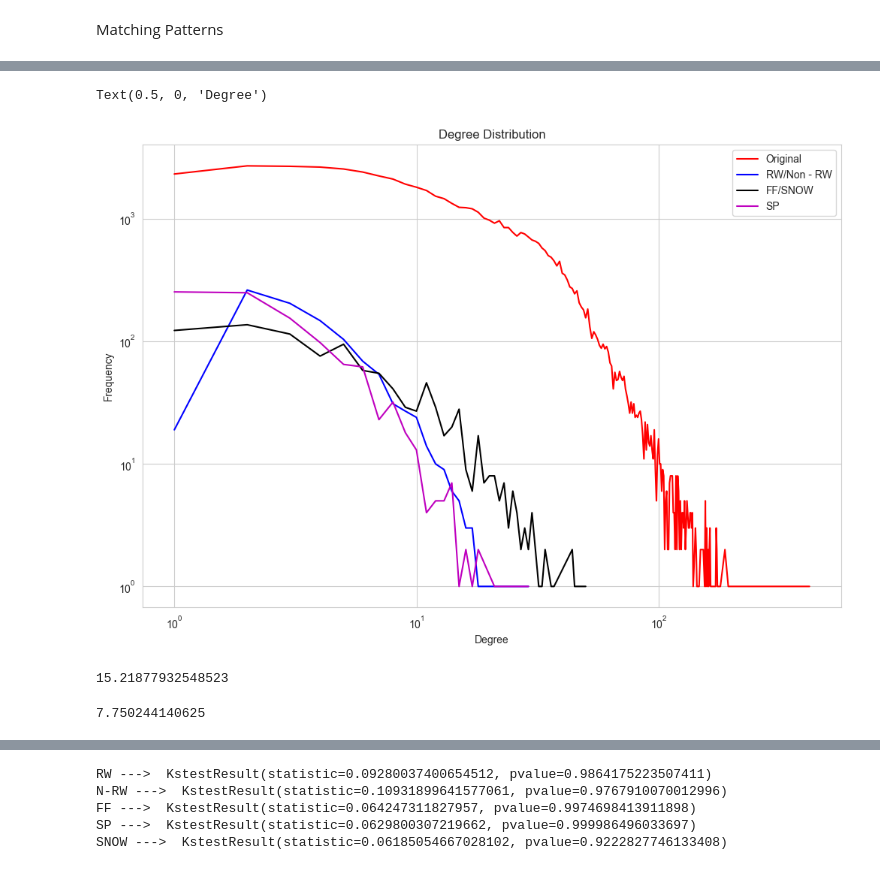
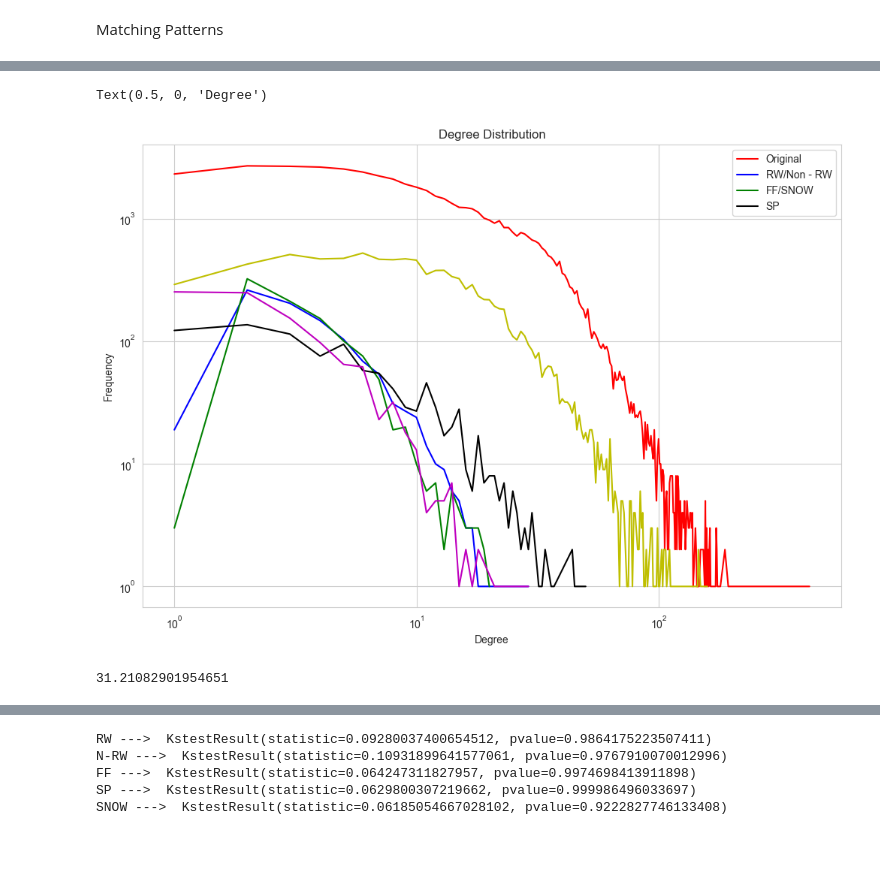
Before and after one commit to kyriakosar/Sampling-from-Networks, a Jupyter notebook: facebook_dataset.ipynb, the cells around one changed output, grey strips where cells are left out. Saved outputs shown, nothing was run; the diff lists cells and outputs as text; code cells hidden in the pictures.

```diff
--- a/facebook_dataset.ipynb
+++ b/facebook_dataset.ipynb
@@ -47,11 +47,9 @@ Non Back Tracking Random Walk
 ts = time.time()
 """Non back-tracking random walk sampler example"""
 
-import networkx as nx
 from littleballoffur.exploration_sampling import NonBackTrackingRandomWalkSampler
 
-
-sampler = NonBackTrackingRandomWalkSampler(1000)
+sampler = NonBackTrackingRandomWalkSampler(20000)
 
 nrw_graph = sampler.sample(graph)
 
@@ -68,11 +66,9 @@ Forest Fire Sampler
 ts = time.time()
 """Forest fire sampler example"""
 
-import networkx as nx
-
 from littleballoffur.exploration_sampling import ForestFireSampler
 
-sampler = ForestFireSampler(1000)
+sampler = ForestFireSampler(20000)
 
 ff_graph = sampler.sample(graph)
 
@@ -89,12 +85,9 @@ Shortest Path Sampler
 ts = time.time()
 """Shortest path sampler example"""
 
-import networkx as nx
-
 from littleballoffur.exploration_sampling import ShortestPathSampler
 
-
-sampler = ShortestPathSampler(1000)
+sampler = ShortestPathSampler(20000)
 
 sp_graph = sampler.sample(graph)
 
@@ -111,12 +104,9 @@ Snow Ball Sampler
 ts = time.time()
 """Snow ball sampler example"""
 
-import networkx as nx
-
 from littleballoffur.exploration_sampling import SnowBallSampler
 
-
-sampler = SnowBallSampler(10000)
+sampler = SnowBallSampler(20000)
 
 snow_graph = sampler.sample(graph)
 
@@ -289,18 +279,18 @@ time.time() - ts
 # %%
 plt.figure(figsize=(12, 8))
 plt.loglog(deg, cnt, 'r-', label='original')
 plt.loglog(deg1,cnt1, 'b-', label='RW')
-# plt.loglog(deg2,cnt2,'g-', label='Non - RW')
+plt.loglog(deg2,cnt2,'g-', label='Non - RW')
 plt.loglog(deg3, cnt3, 'k-', label='FF')
 plt.loglog(deg4, cnt4, 'm-', label='SP')
-# plt.loglog(deg5, cnt5, 'y-', label='SNOW')
+plt.loglog(deg5, cnt5, 'y-', label='SNOW')
 plt.legend(['Original','RW/Non - RW','FF/SNOW','SP'])
 plt.title("Degree Distribution")
 plt.ylabel("Frequency")
 plt.yscale('log')
 # plt.xscale('log')
 plt.xlabel("Degree")
 # %% [output]
 Text(0.5, 0, 'Degree')
-[figure, old version]
+[figure, new version]
 # %%
@@ -327,13 +316,11 @@ def degree_clustering(G):
 ts = time.time()
 degrees,clustering_list = degree_clustering(graph)
 degrees1,clustering_list1 = degree_clustering(rw_graph)
+degrees2,clustering_list2 = degree_clustering(nrw_graph)
+degrees3,clustering_list3 = degree_clustering(ff_graph)
+degrees4,clustering_list4 = degree_clustering(sp_graph)
+degrees5,clustering_list5 = degree_clustering(snow_graph)
 time.time() - ts
 # %% [output]
-15.21877932548523
+31.21082901954651
-# %%
-ts = time.time()
-degrees2,clustering_list2 = degree_clustering(nrw_graph)
-time.time() - ts
-# %% [output]
-7.750244140625
 # %%
```
Also changed, not shown: parts of 17 cells of this notebook.
